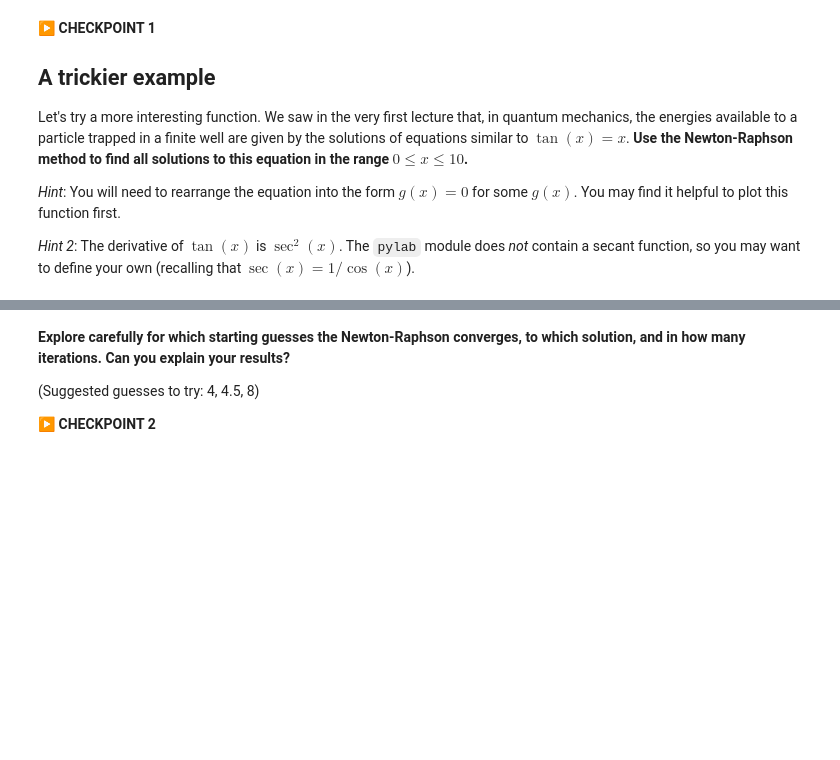
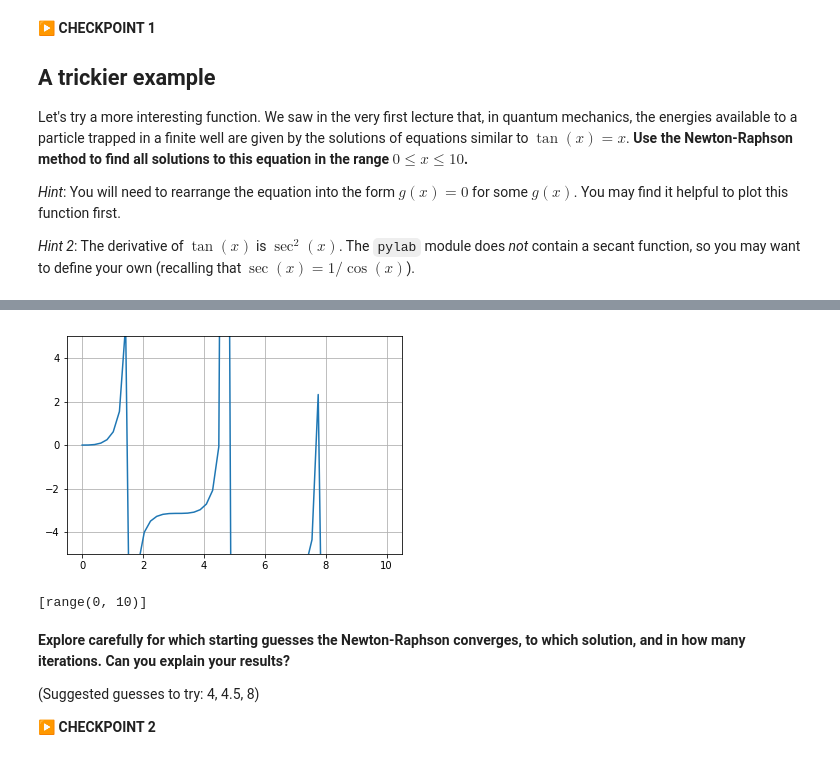
Before and after one commit to Zak-Simjee/2nd-year-python-exercises-and-projects, a Jupyter notebook: Lab6.ipynb, the cells around one changed output, grey strips where cells are left out. Drawn from its saved outputs; the diff is of its cells as text; code cells hidden in the pictures; blank space fills up the shorter version.

```diff
--- a/Lab6.ipynb
+++ b/Lab6.ipynb
@@ -36,3 +148,19 @@ Let's try a more interesting function. We saw in the very first lecture that, in
+# %%
+from numpy import tan, cos
+from pylab import linspace, plot, figure, grid, show, ylim, xlim
+
+x = linspace(0,10)
+
+y = tan(x) - x
+
+grid()
+
+plot(x, y)
+ylim(-5,5)
+show()
+# %% [output]
+[figure, added]
+[range(0, 10)]
 # %% [markdown]
 **Explore carefully for which starting guesses the Newton-Raphson converges, to which solution, and in how many iterations. Can you explain your results?**
 
```
Also changed, not shown: parts of 7 cells of this notebook.
